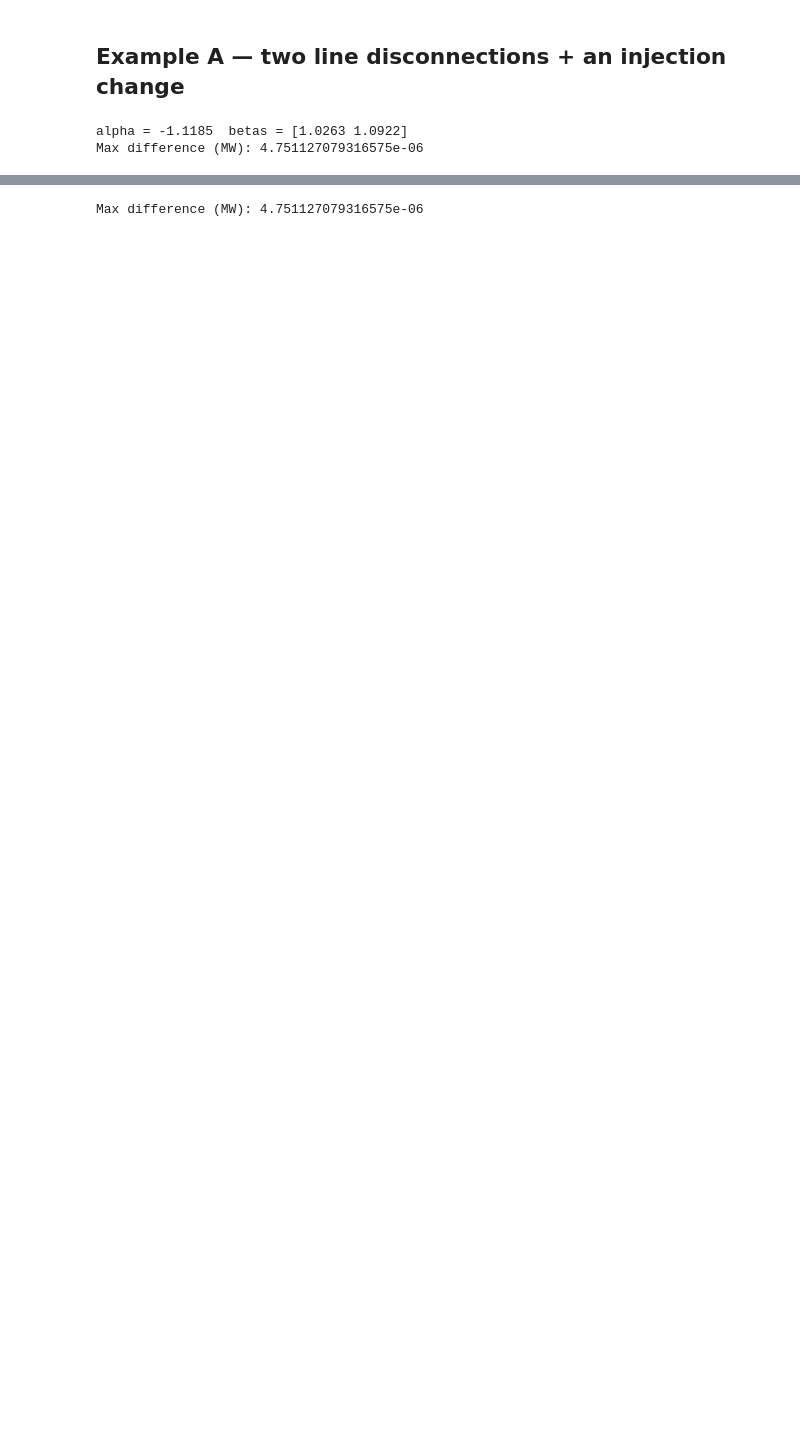
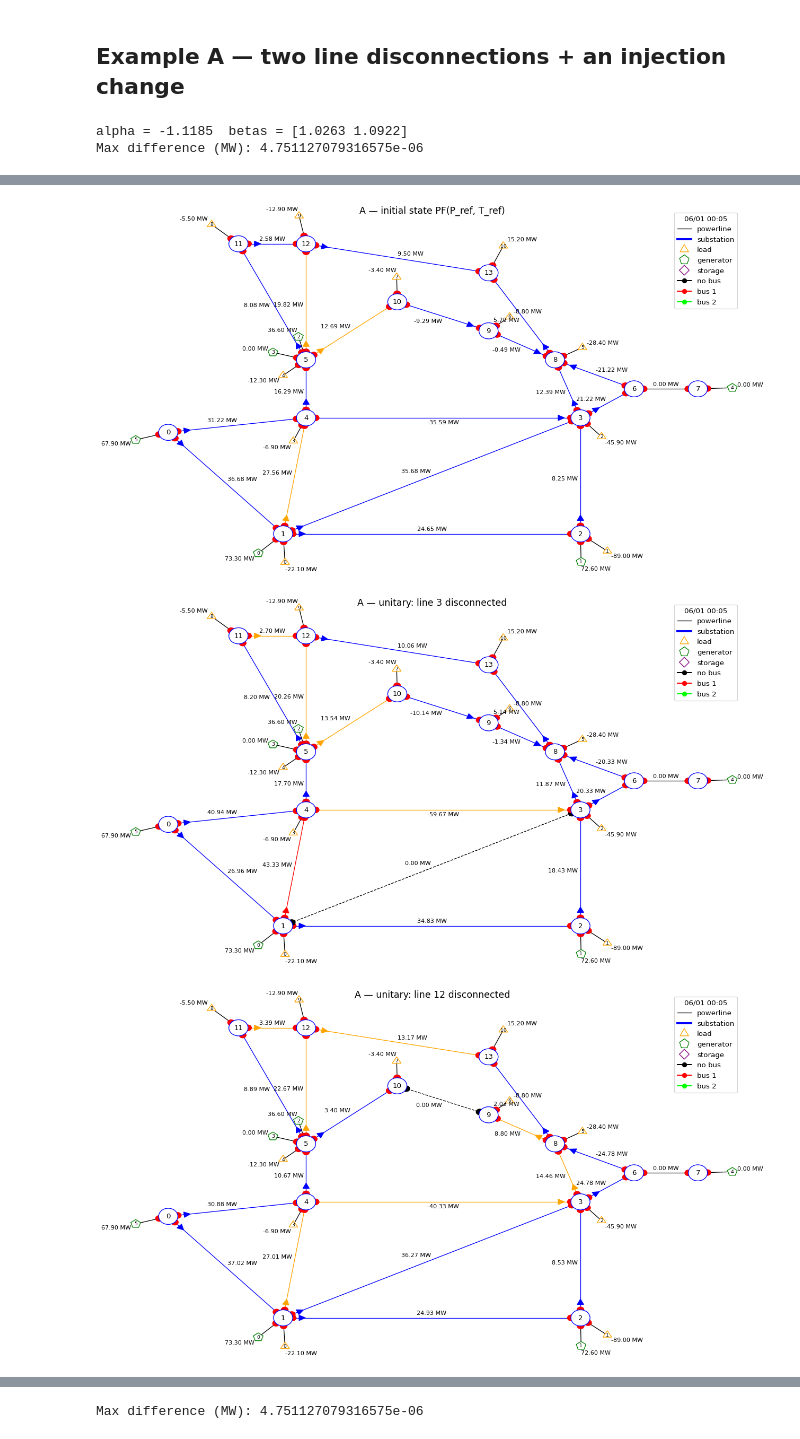
Before and after one commit to marota/Topology_Superposition_Theorem, a Jupyter notebook: Notebooks/getting_started_GST.ipynb, the cells around one changed output, grey strips where cells are left out. Saved outputs shown, nothing was run; the diff lists cells and outputs as text; code cells hidden in the pictures; blank space fills up the shorter version.

Commit message:
adding network states views in notebook

```diff
--- a/Notebooks/getting_started_GST.ipynb
+++ b/Notebooks/getting_started_GST.ipynb
@@ -23,9 +26,13 @@ With no injection change the right-hand side is $1$ and we recover the EST exact
 # %%
+%matplotlib inline
 import warnings; warnings.filterwarnings("ignore")
 import numpy as np
+import matplotlib.pyplot as plt
 import grid2op
 from grid2op.Parameters import Parameters
 from lightsim2grid import LightSimBackend
+from grid2op.PlotGrid import PlotMatplot
+from IPython.display import display
 from superposition_theorem import State
 from superposition_theorem.core.compute_power_flows import (
     compute_flows_GST_from_unit_act_obs,
@@ -40,5 +47,12 @@ param.NO_OVERFLOW_DISCONNECTION = True
 env = grid2op.make("l2rpn_case14_sandbox", param=param, backend=LightSimBackend(), test=True)
 A = env.action_space
 decimal_digit_precision = 4              # same accuracy check as the EST notebook
+
+# network plotting helper: shows active power flows (MW) on every line
+plot_helper = PlotMatplot(env.observation_space)
+def show(obs, title):
+    fig = plot_helper.plot_obs(obs, line_info="p")
+    fig.suptitle(title, fontsize=13)
+    display(fig); plt.close(fig)
 # %% [markdown]
 ## The injection lever
@@ -77,0 +89,10 @@ Max difference (MW): 4.751127079316575e-06
+# %%
+show(obs_start, "A — initial state PF(P_ref, T_ref)")
+show(obs1, f"A — unitary: line {id_l1} disconnected")
+show(obs2, f"A — unitary: line {id_l2} disconnected")
+show(obs_inj, "A — unitary: injection change (redispatch)")
+show(obs_target, "A — final combined state (2 disconnections + injection)")
+# %% [output]
+[figure, added]
+[figure, added]
+[figure, added]
```
Also changed, not shown: parts of 21 cells of this notebook.
